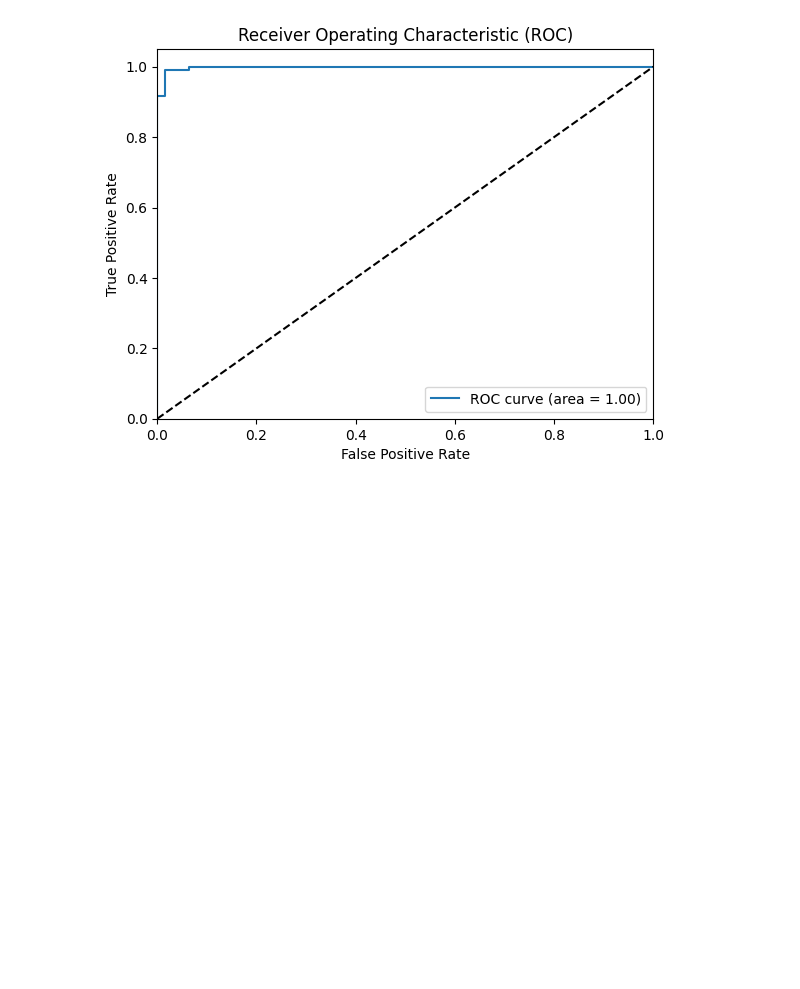
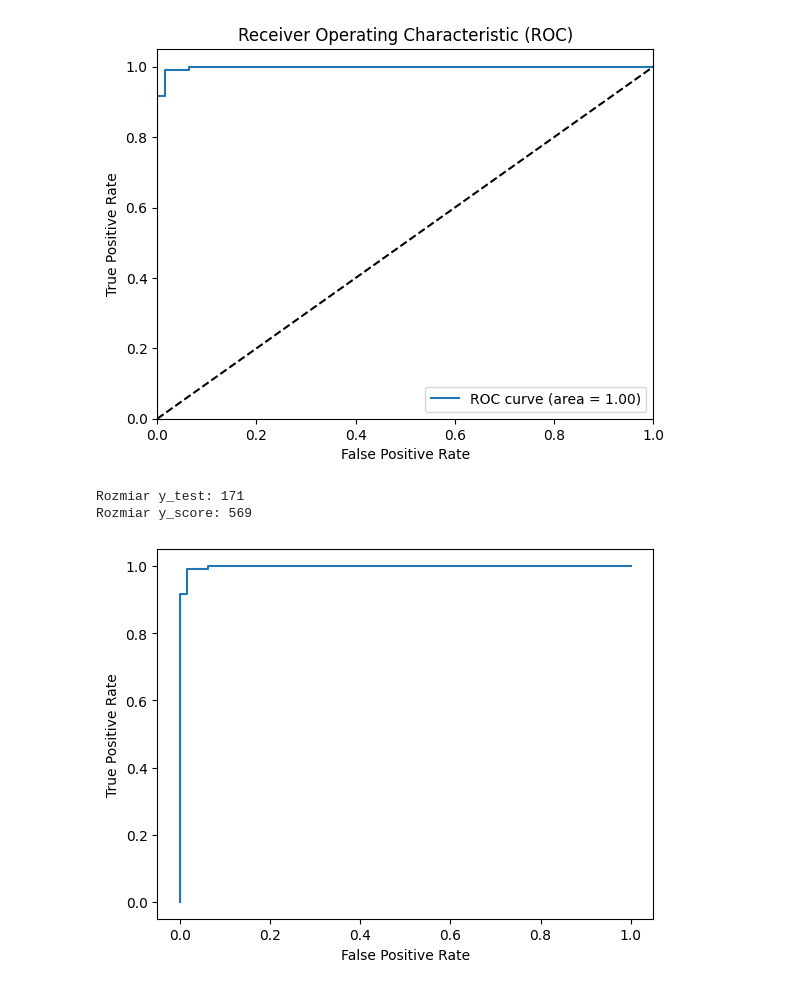
Before and after one commit to UEPP40/PUM, a Jupyter notebook: klasyfikacjaBinarna.ipynb, the cells around one changed output. Drawn from its saved outputs; the diff is of its cells as text; code cells hidden in the pictures; blank space fills up the shorter version.

```diff
--- a/klasyfikacjaBinarna.ipynb
+++ b/klasyfikacjaBinarna.ipynb
@@ -97,3 +97,23 @@ plt.legend(loc="lower right")
 plt.show()
 # %% [output]
 [figure]
+# %%
+print("Rozmiar y_test:", len(y_test))
+print("Rozmiar y_score:", len(y_score))
+# %% [output]
+Rozmiar y_test: 171
+Rozmiar y_score: 569
+# %%
+from sklearn.metrics import RocCurveDisplay, roc_curve
+from sklearn.svm import SVC
+
+clf = SVC()
+clf.fit(X, y)
+
+y_score = model.decision_function(X_test)
+
+fpr, tpr, _ = roc_curve(y_test, y_score, pos_label = clf.classes_[1])
+
+roc_display = RocCurveDisplay(fpr=fpr, tpr=tpr).plot()
+# %% [output]
+[figure, added]
```
